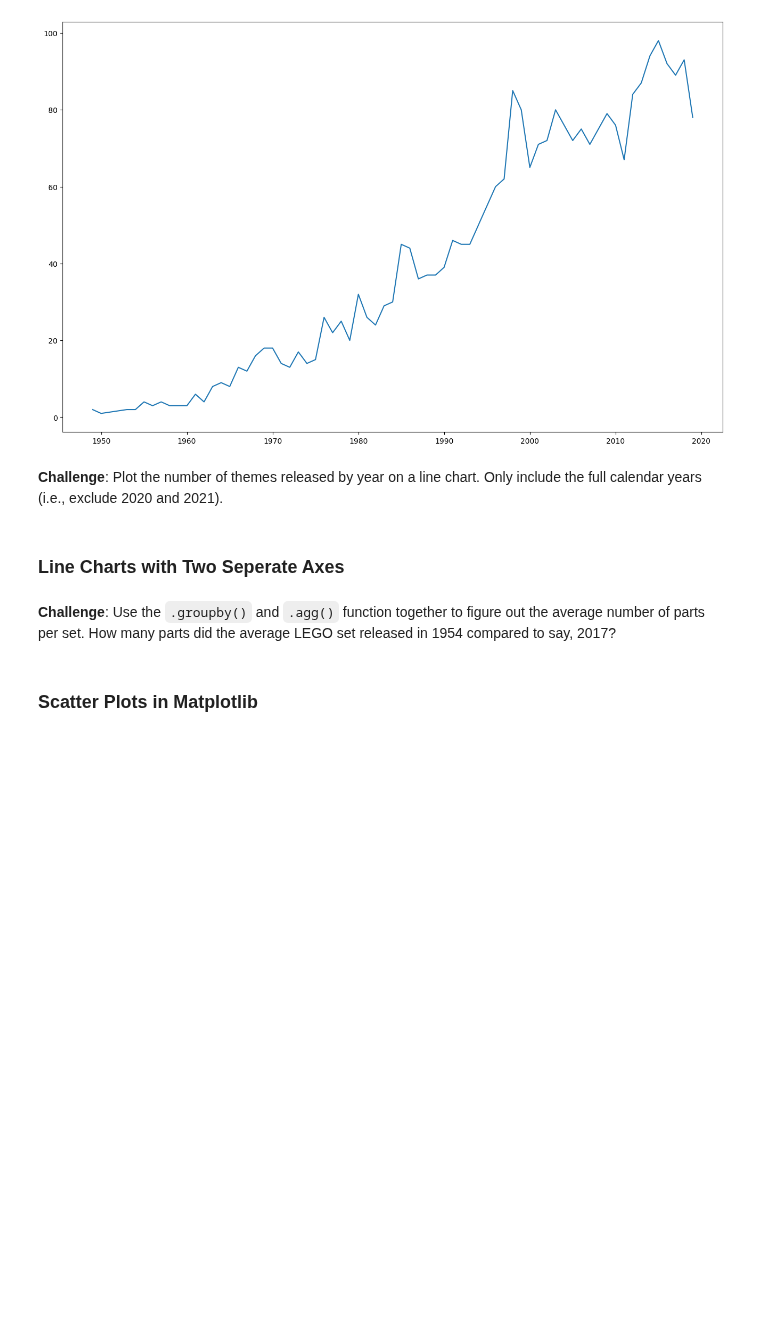
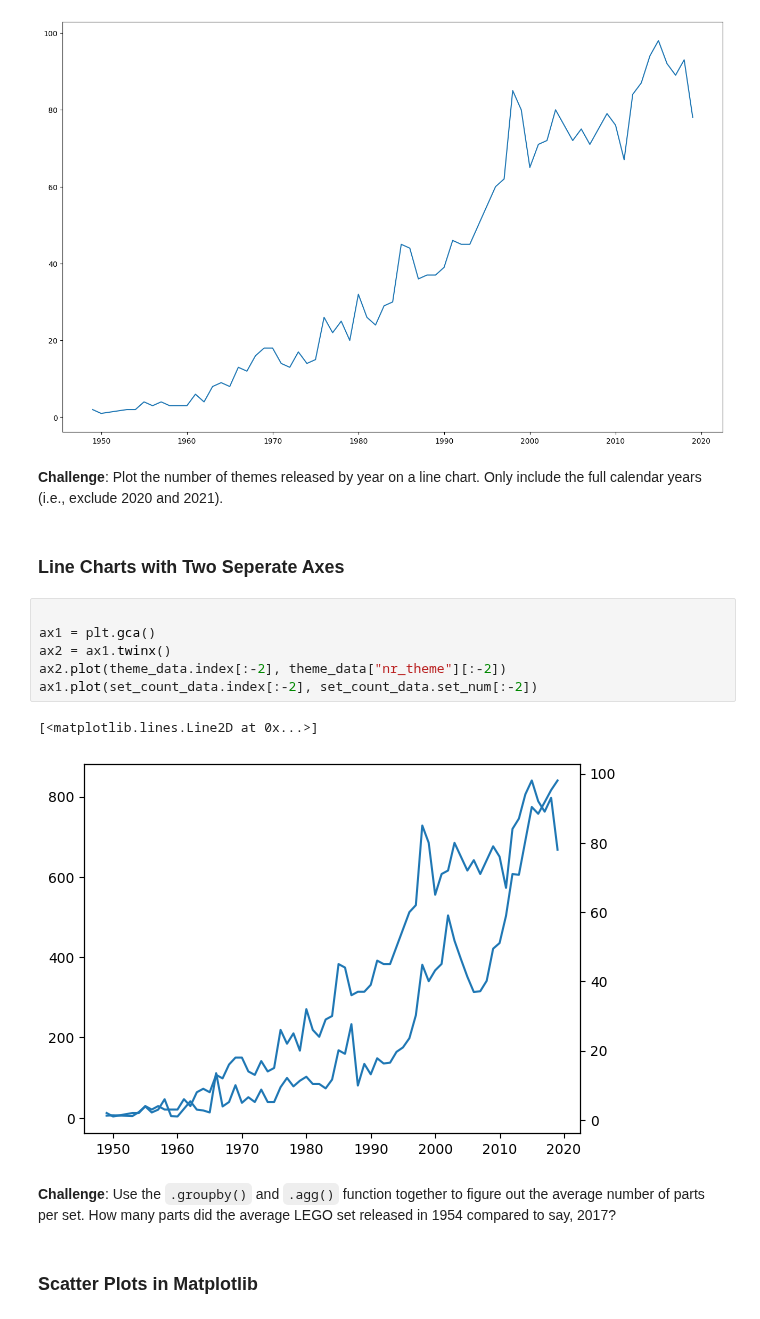
Before and after one commit to nico-Zero/Python, a Jupyter notebook: New_Shit__/Angela_Yu__/Day_73_LAGO_Dataset/LEGO Notebook and Data (start)/Lego_Analysis_for_Course_(start).ipynb, the cells around one changed output. Drawn from its saved outputs; the diff is of its cells as text; blank space fills up the shorter version.

```diff
--- a/New_Shit__/Angela_Yu__/Day_73_LAGO_Dataset/LEGO Notebook and Data (start)/Lego_Analysis_for_Course_(start).ipynb
+++ b/New_Shit__/Angela_Yu__/Day_73_LAGO_Dataset/LEGO Notebook and Data (start)/Lego_Analysis_for_Course_(start).ipynb
@@ -213,6 +213,15 @@ plt.plot(theme_data.index[:-2], theme_data["nr_theme"][:-2])
 **Challenge**: Plot the number of themes released by year on a line chart. Only include the full calendar years (i.e., exclude 2020 and 2021).
 # %% [markdown]
 ### Line Charts with Two Seperate Axes
+# %%
+
+ax1 = plt.gca()
+ax2 = ax1.twinx()
+ax2.plot(theme_data.index[:-2], theme_data["nr_theme"][:-2])
+ax1.plot(set_count_data.index[:-2], set_count_data.set_num[:-2])
+# %% [output]
+[<matplotlib.lines.Line2D at 0x...>]
+[figure, added]
 # %% [markdown]
 **Challenge**: Use the <code>.groupby()</code> and <code>.agg()</code> function together to figure out the average number of parts per set. How many parts did the average LEGO set released in 1954 compared to say, 2017?
 # %% [markdown]
```
